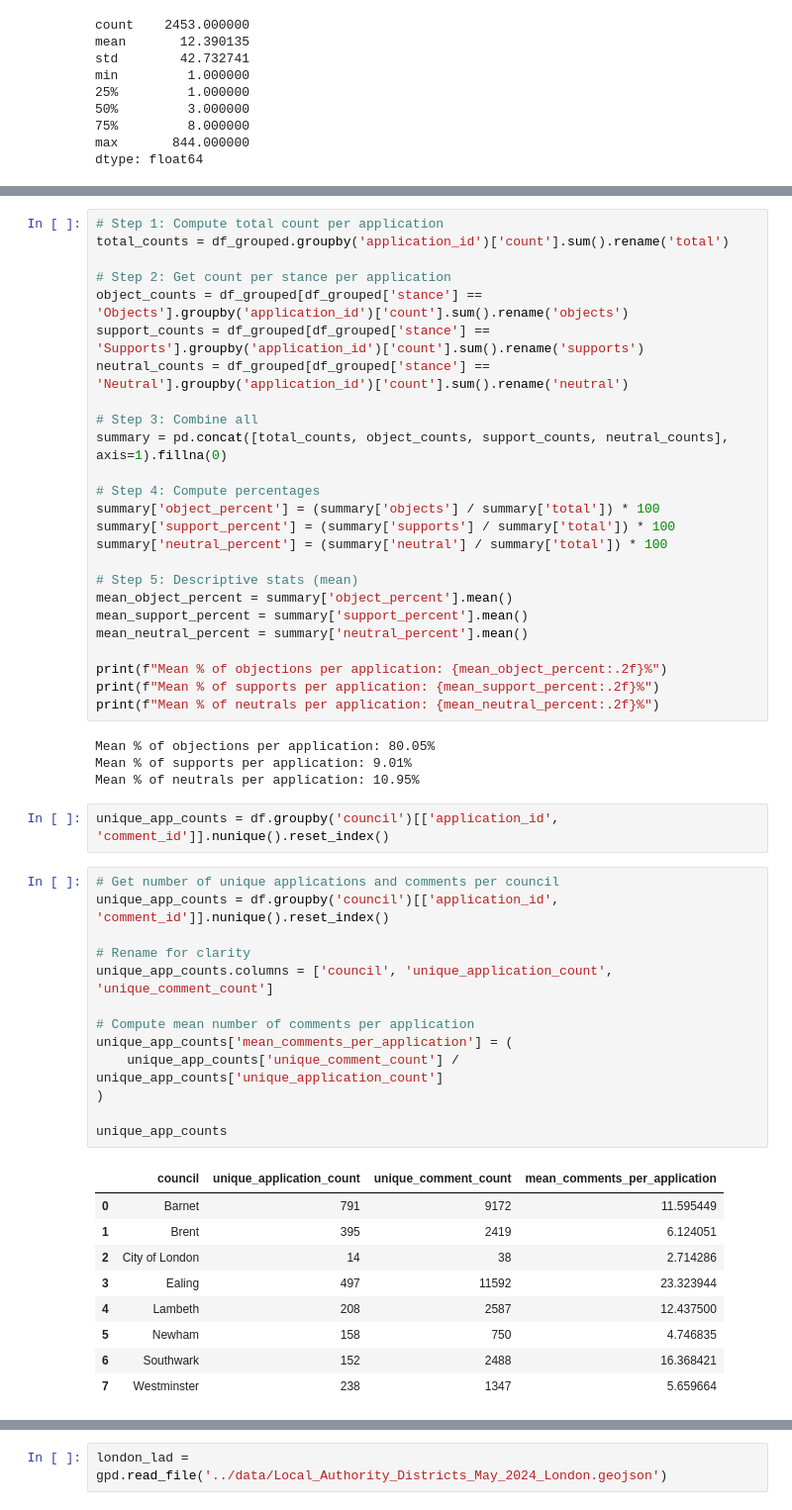
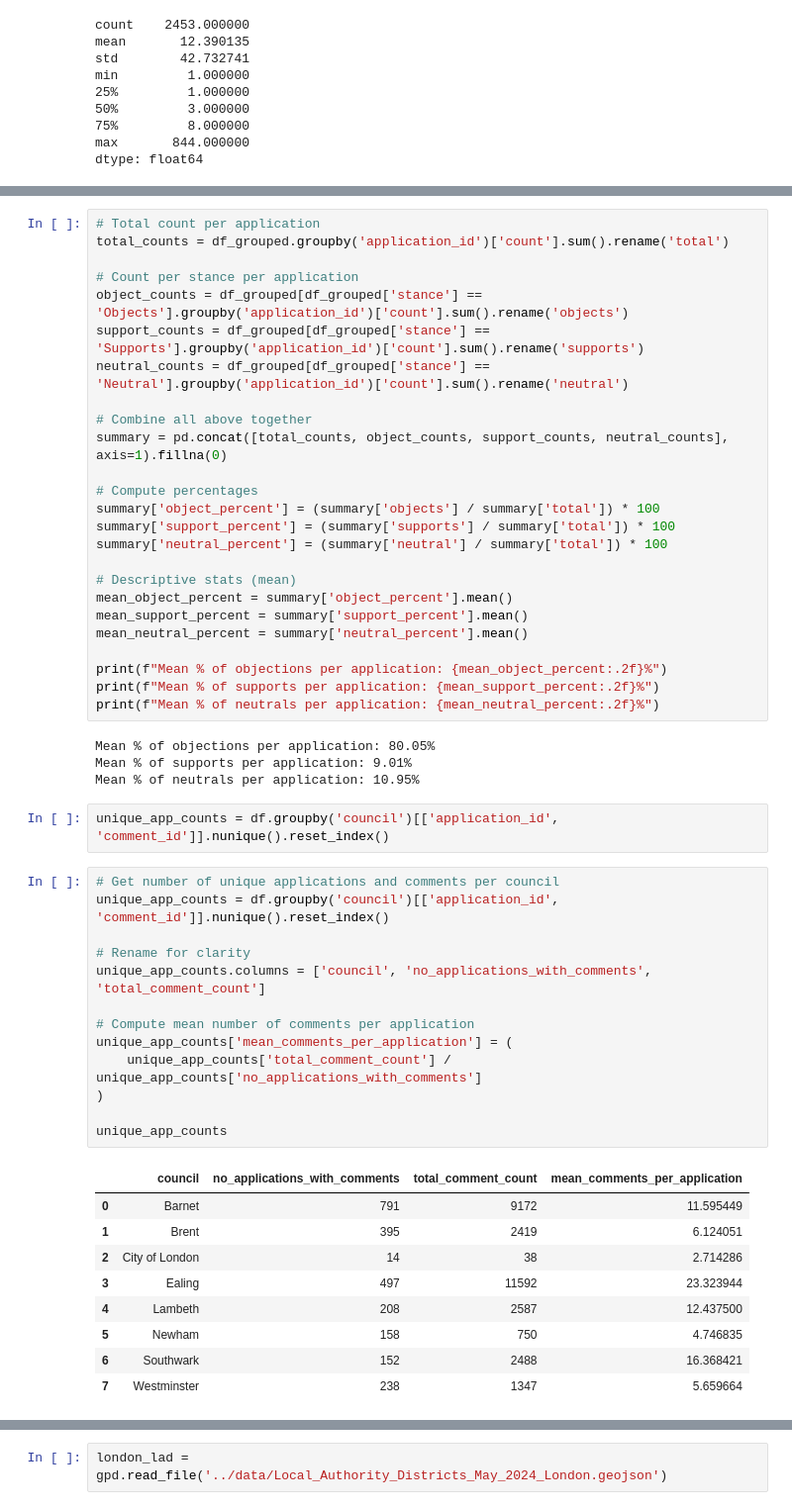
Before and after one commit to Bea-Taylor/nimby_nlp, a Jupyter notebook: nbs/1_1_0_summary_analysis.ipynb, the cells around one changed output, grey strips where cells are left out. Shown at 99% size. Saved outputs shown, nothing was run; the diff lists cells and outputs as text.

```diff
--- a/nbs/1_1_0_summary_analysis.ipynb
+++ b/nbs/1_1_0_summary_analysis.ipynb
@@ -85,21 +148,21 @@ df_grouped
 # %%
-# Step 1: Compute total count per application
+# Total count per application
 total_counts = df_grouped.groupby('application_id')['count'].sum().rename('total')
 
-# Step 2: Get count per stance per application
+# Count per stance per application
 object_counts = df_grouped[df_grouped['stance'] == 'Objects'].groupby('application_id')['count'].sum().rename('objects')
 support_counts = df_grouped[df_grouped['stance'] == 'Supports'].groupby('application_id')['count'].sum().rename('supports')
 neutral_counts = df_grouped[df_grouped['stance'] == 'Neutral'].groupby('application_id')['count'].sum().rename('neutral')
 
-# Step 3: Combine all
+# Combine all above together
 summary = pd.concat([total_counts, object_counts, support_counts, neutral_counts], axis=1).fillna(0)
 
-# Step 4: Compute percentages
+# Compute percentages
 summary['object_percent'] = (summary['objects'] / summary['total']) * 100
 summary['support_percent'] = (summary['supports'] / summary['total']) * 100
 summary['neutral_percent'] = (summary['neutral'] / summary['total']) * 100
 
-# Step 5: Descriptive stats (mean)
+# Descriptive stats (mean)
 mean_object_percent = summary['object_percent'].mean()
 mean_support_percent = summary['support_percent'].mean()
 mean_neutral_percent = summary['neutral_percent'].mean()
@@ -116,18 +179,18 @@ unique_app_counts = df.groupby('council')[['application_id', 'comment_id']].nuni
 # %%
 # Get number of unique applications and comments per council
 unique_app_counts = df.groupby('council')[['application_id', 'comment_id']].nunique().reset_index()
 
 # Rename for clarity
-unique_app_counts.columns = ['council', 'unique_application_count', 'unique_comment_count']
+unique_app_counts.columns = ['council', 'no_applications_with_comments', 'total_comment_count']
 
 # Compute mean number of comments per application
 unique_app_counts['mean_comments_per_application'] = (
-    unique_app_counts['unique_comment_count'] / unique_app_counts['unique_application_count']
+    unique_app_counts['total_comment_count'] / unique_app_counts['no_applications_with_comments']
 )
 
 unique_app_counts
 # %% [output]
-|  | council | unique_application_count | unique_comment_count | mean_comments_per_application |
+|  | council | no_applications_with_comments | total_comment_count | mean_comments_per_application |
 | 0 | Barnet | 791 | 9172 | 11.595449 |
 | 1 | Brent | 395 | 2419 | 6.124051 |
 | 2 | City of London | 14 | 38 | 2.714286 |
```
Also changed, not shown: parts of 29 cells of this notebook, 1 other file.
